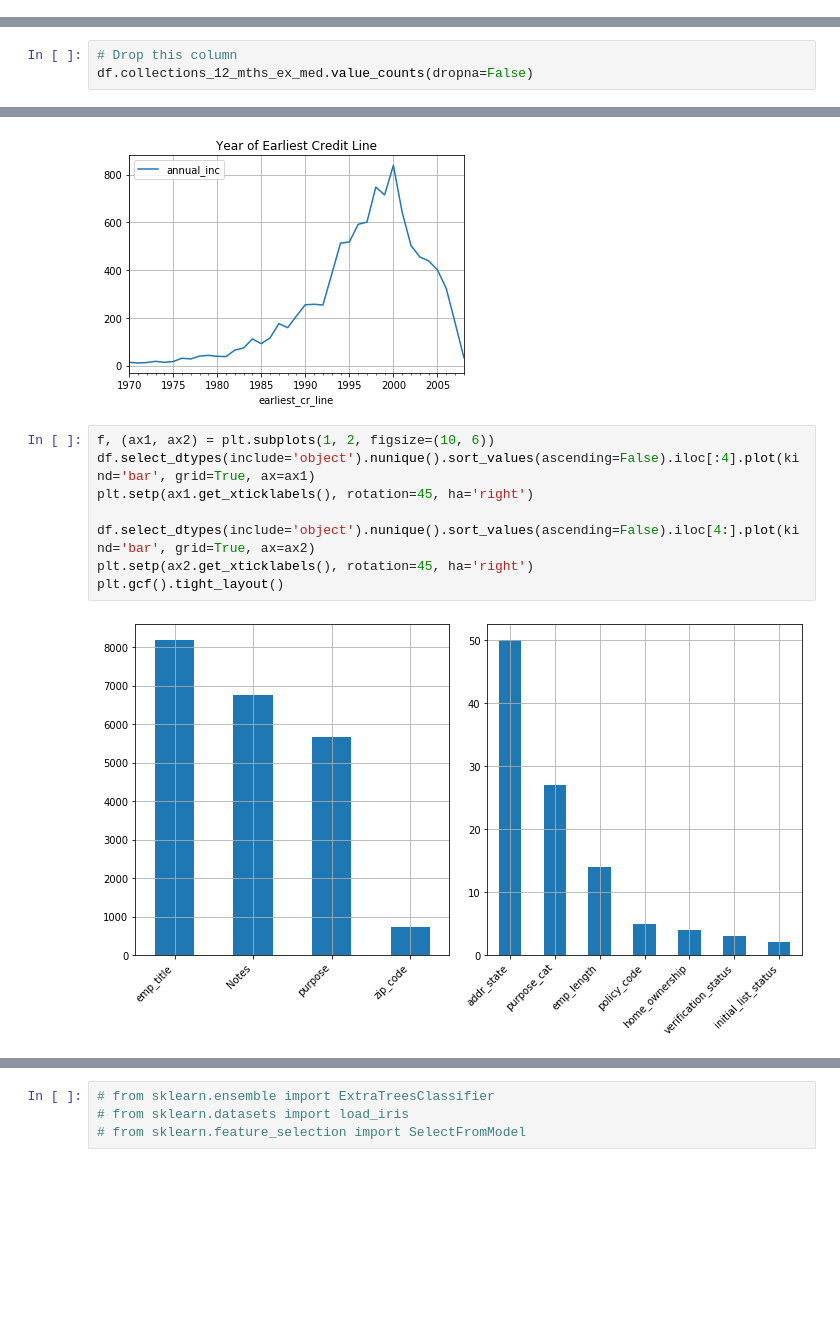
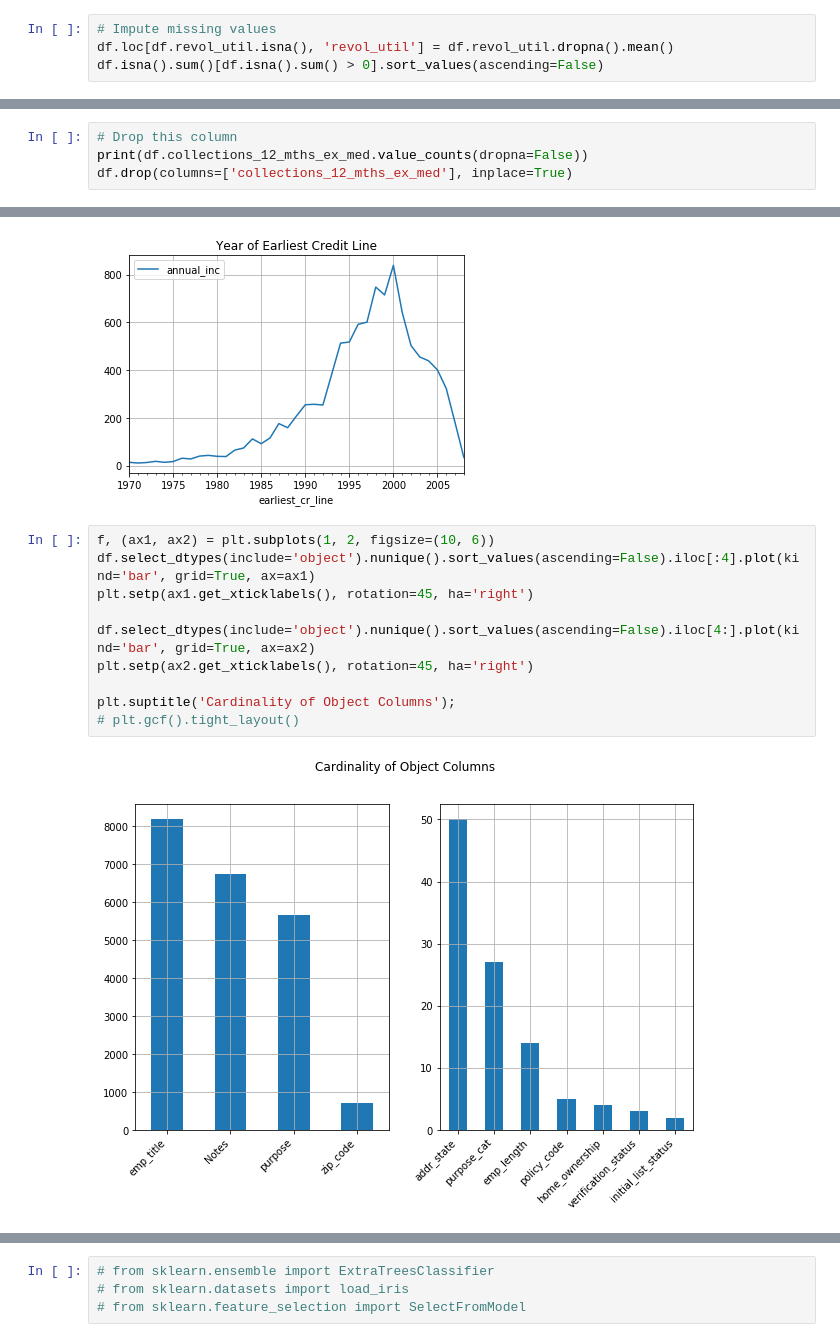
Before and after one commit to bethanymbaker/arch, a Jupyter notebook: notebooks/MavenWave.ipynb, the cells around one changed output, grey strips where cells are left out. Drawn from its saved outputs; the diff is of its cells as text; blank space fills up the shorter version.

```diff
--- a/notebooks/MavenWave.ipynb
+++ b/notebooks/MavenWave.ipynb
@@ -70,0 +73,4 @@ plt.grid()
+# %%
+# Impute missing values
+df.loc[df.revol_util.isna(), 'revol_util'] = df.revol_util.dropna().mean()
+df.isna().sum()[df.isna().sum() > 0].sort_values(ascending=False)
@@ -71,6 +85,7 @@ plt.grid()
 # %%
 # Drop this column
-df.collections_12_mths_ex_med.value_counts(dropna=False)
+print(df.collections_12_mths_ex_med.value_counts(dropna=False))
+df.drop(columns=['collections_12_mths_ex_med'], inplace=True)
 # %% [output]
 0.0    9968
 NaN      27
@@ -120,10 +135,12 @@ plt.title('Year of Earliest Credit Line');
 # %%
 f, (ax1, ax2) = plt.subplots(1, 2, figsize=(10, 6))
 df.select_dtypes(include='object').nunique().sort_values(ascending=False).iloc[:4].plot(kind='bar', grid=True, ax=ax1)
 plt.setp(ax1.get_xticklabels(), rotation=45, ha='right')
 
 df.select_dtypes(include='object').nunique().sort_values(ascending=False).iloc[4:].plot(kind='bar', grid=True, ax=ax2)
 plt.setp(ax2.get_xticklabels(), rotation=45, ha='right')
-plt.gcf().tight_layout()
+
+plt.suptitle('Cardinality of Object Columns');
+# plt.gcf().tight_layout()
 # %% [output]
-[figure, old version]
+[figure, new version]
```
Also changed, not shown: parts of 17 cells of this notebook.
